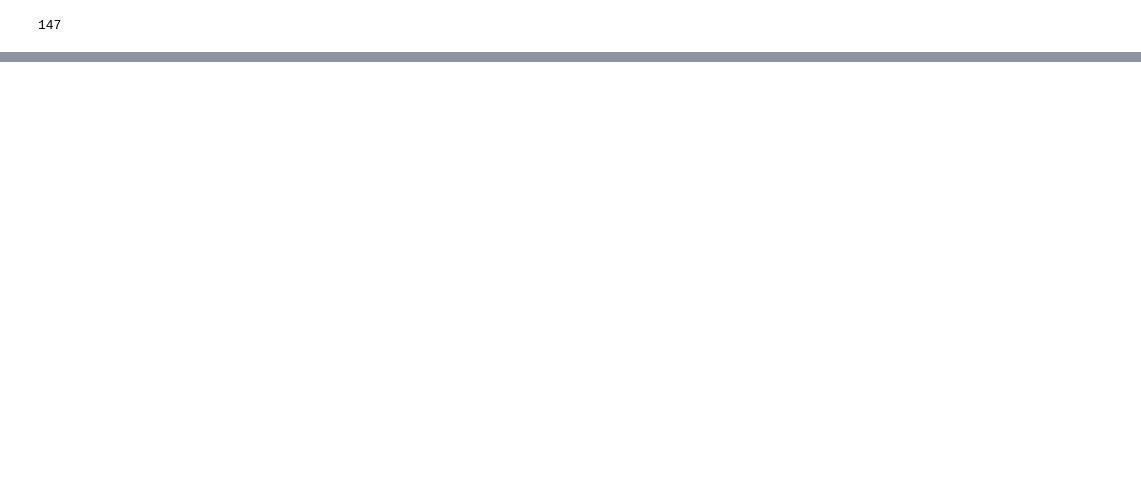
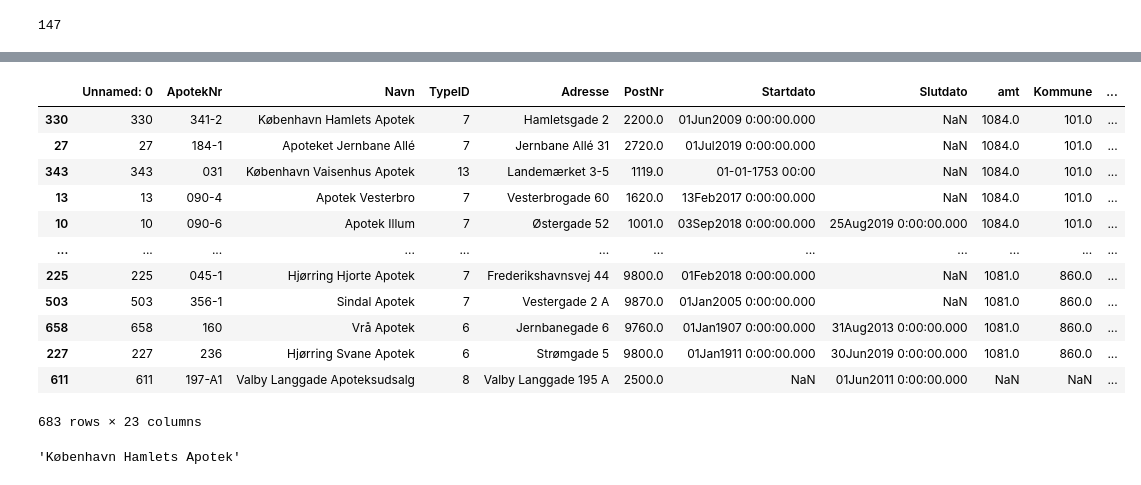
Before and after one commit to Oliverkobaek/thesis_2020, a Jupyter notebook: Geooding of adress.ipynb, the cells around one changed output, grey strips where cells are left out. Cells and saved outputs as stored; diff of their text form; code cells hidden in the pictures; blank space fills up the shorter version.

```diff
--- a/Geooding of adress.ipynb
+++ b/Geooding of adress.ipynb
@@ -340,0 +366,25 @@ See the caveats in the documentation: https://pandas.pydata.org/pandas-docs/stab
+# %%
+gdf = gdf.sort_values(by=['Kommune'])
+type( gdf["geometry"])
+gdf['test'] = gdf.distance(gdf["geometry"][0])
+gdf
+# %% [output]
+|  | Unnamed: 0 | ApotekNr | Navn | TypeID | Adresse | PostNr | Startdato | Slutdato | amt | Kommune | ... |
+| 330 | 330 | 341-2 | København Hamlets Apotek | 7 | Hamletsgade 2 | 2200.0 | 01Jun2009 0:00:00.000 | NaN | 1084.0 | 101.0 | ... |
+| 27 | 27 | 184-1 | Apoteket Jernbane Allé | 7 | Jernbane Allé 31 | 2720.0 | 01Jul2019 0:00:00.000 | NaN | 1084.0 | 101.0 | ... |
+| 343 | 343 | 031 | København Vaisenhus Apotek | 13 | Landemærket 3-5 | 1119.0 | 01-01-1753 00:00 | NaN | 1084.0 | 101.0 | ... |
+| 13 | 13 | 090-4 | Apotek Vesterbro | 7 | Vesterbrogade 60 | 1620.0 | 13Feb2017 0:00:00.000 | NaN | 1084.0 | 101.0 | ... |
+| 10 | 10 | 090-6 | Apotek Illum | 7 | Østergade 52 | 1001.0 | 03Sep2018 0:00:00.000 | 25Aug2019 0:00:00.000 | 1084.0 | 101.0 | ... |
+| ... | ... | ... | ... | ... | ... | ... | ... | ... | ... | ... | ... |
+| 225 | 225 | 045-1 | Hjørring Hjorte Apotek | 7 | Frederikshavnsvej 44 | 9800.0 | 01Feb2018 0:00:00.000 | NaN | 1081.0 | 860.0 | ... |
+| 503 | 503 | 356-1 | Sindal Apotek | 7 | Vestergade 2 A | 9870.0 | 01Jan2005 0:00:00.000 | NaN | 1081.0 | 860.0 | ... |
+| 658 | 658 | 160 | Vrå Apotek | 6 | Jernbanegade 6 | 9760.0 | 01Jan1907 0:00:00.000 | 31Aug2013 0:00:00.000 | 1081.0 | 860.0 | ... |
+| 227 | 227 | 236 | Hjørring Svane Apotek | 6 | Strømgade 5 | 9800.0 | 01Jan1911 0:00:00.000 | 30Jun2019 0:00:00.000 | 1081.0 | 860.0 | ... |
+| 611 | 611 | 197-A1 | Valby Langgade Apoteksudsalg | 8 | Valby Langgade 195 A | 2500.0 | NaN | 01Jun2011 0:00:00.000 | NaN | NaN | ... |
+683 rows × 23 columns
+# %%
+frames_Kommune['101.0'] = frames_Kommune['101.0'].reset_index(drop=True)
+frames_Kommune['101.0']['Navn'][0]
+#frames_Kommune[str(i)][str(z)] = frames_Kommune[str(i)].distance(frames_Kommune[str(i)]["geometry"][z])
+# %% [output]
+'København Hamlets Apotek'
```
Also changed, not shown: parts of 30 cells of this notebook, 1 other file.
